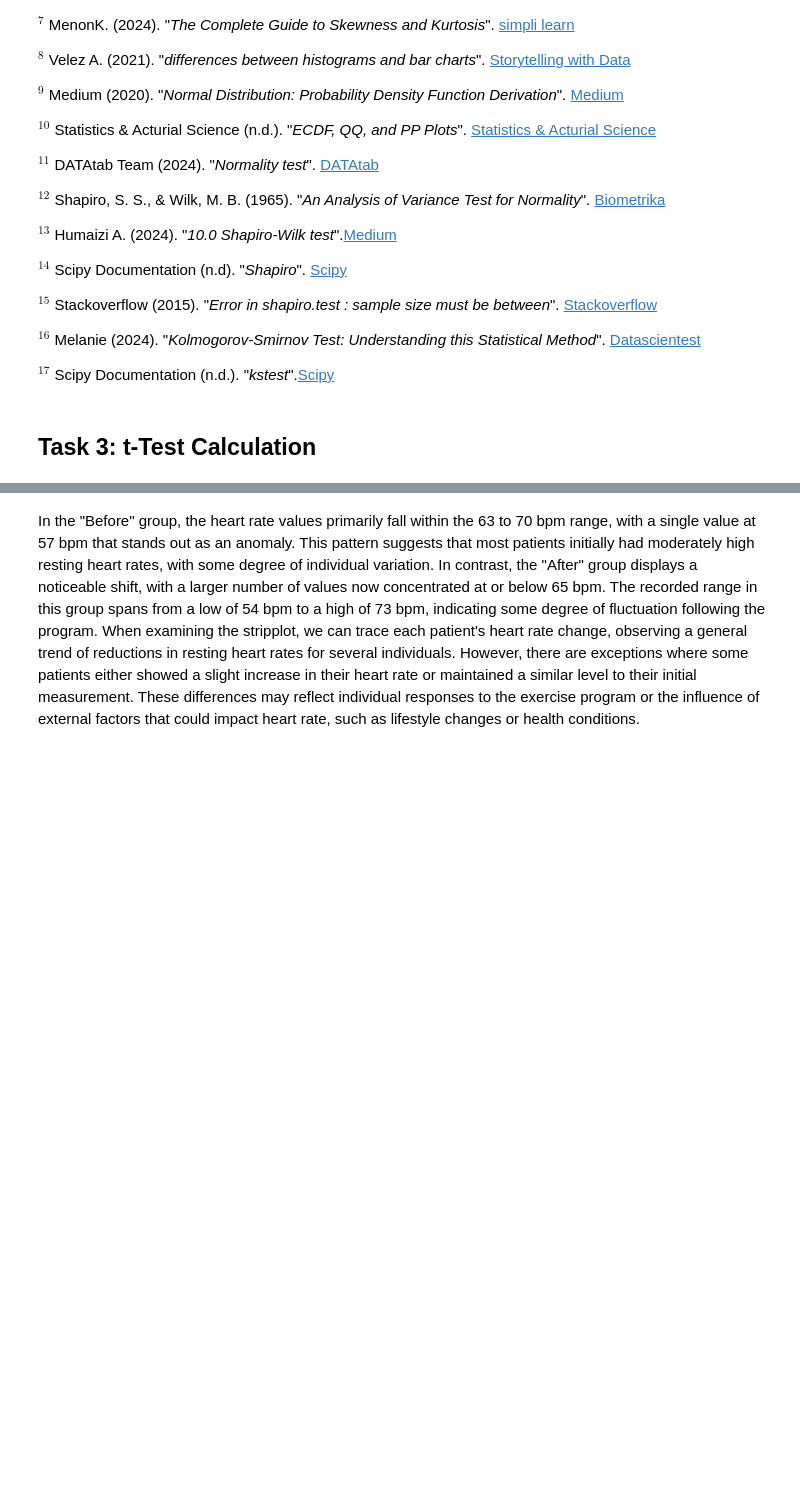
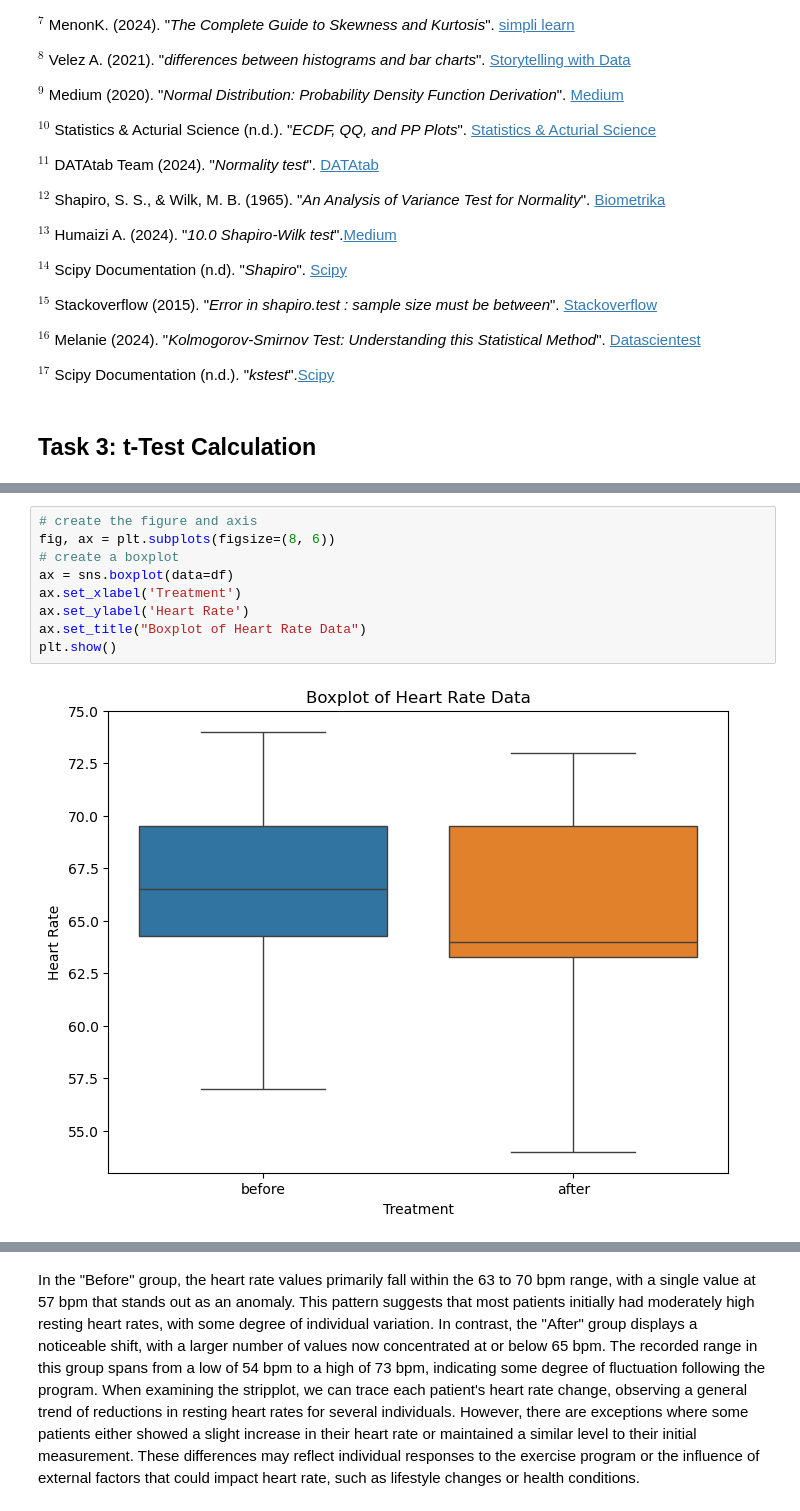
Before and after one commit to C-3sc0/applied_statistics, a Jupyter notebook: tasks.ipynb, the cells around one changed output, grey strips where cells are left out. Saved outputs shown, nothing was run; the diff lists cells and outputs as text; blank space fills up the shorter version.

```diff
--- a/tasks.ipynb
+++ b/tasks.ipynb
@@ -974,0 +934,11 @@ plt.show()
+# %%
+# create the figure and axis
+fig, ax = plt.subplots(figsize=(8, 6))
+# create a boxplot
+ax = sns.boxplot(data=df)
+ax.set_xlabel('Treatment')
+ax.set_ylabel('Heart Rate')
+ax.set_title("Boxplot of Heart Rate Data")
+plt.show()
+# %% [output]
+[figure, added]
```
Also changed, not shown: parts of 85 cells of this notebook.
